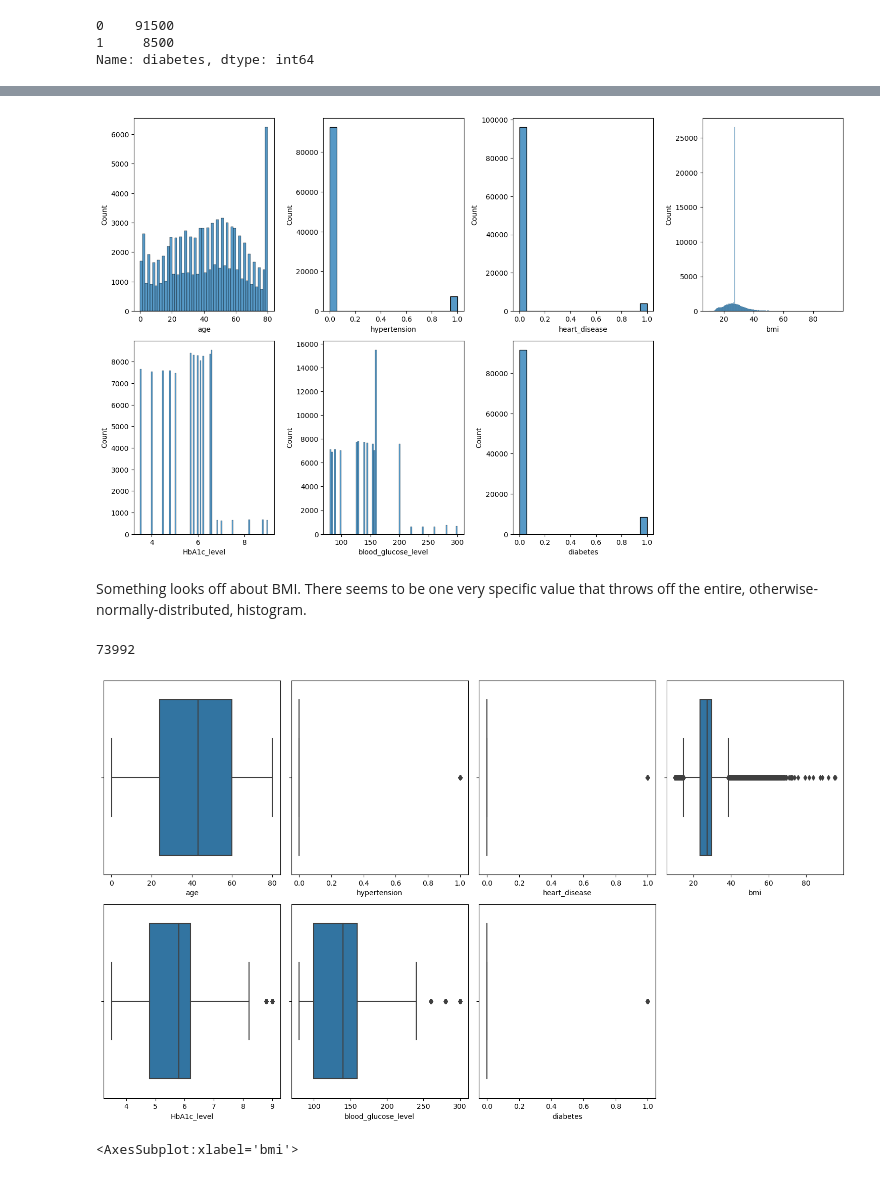
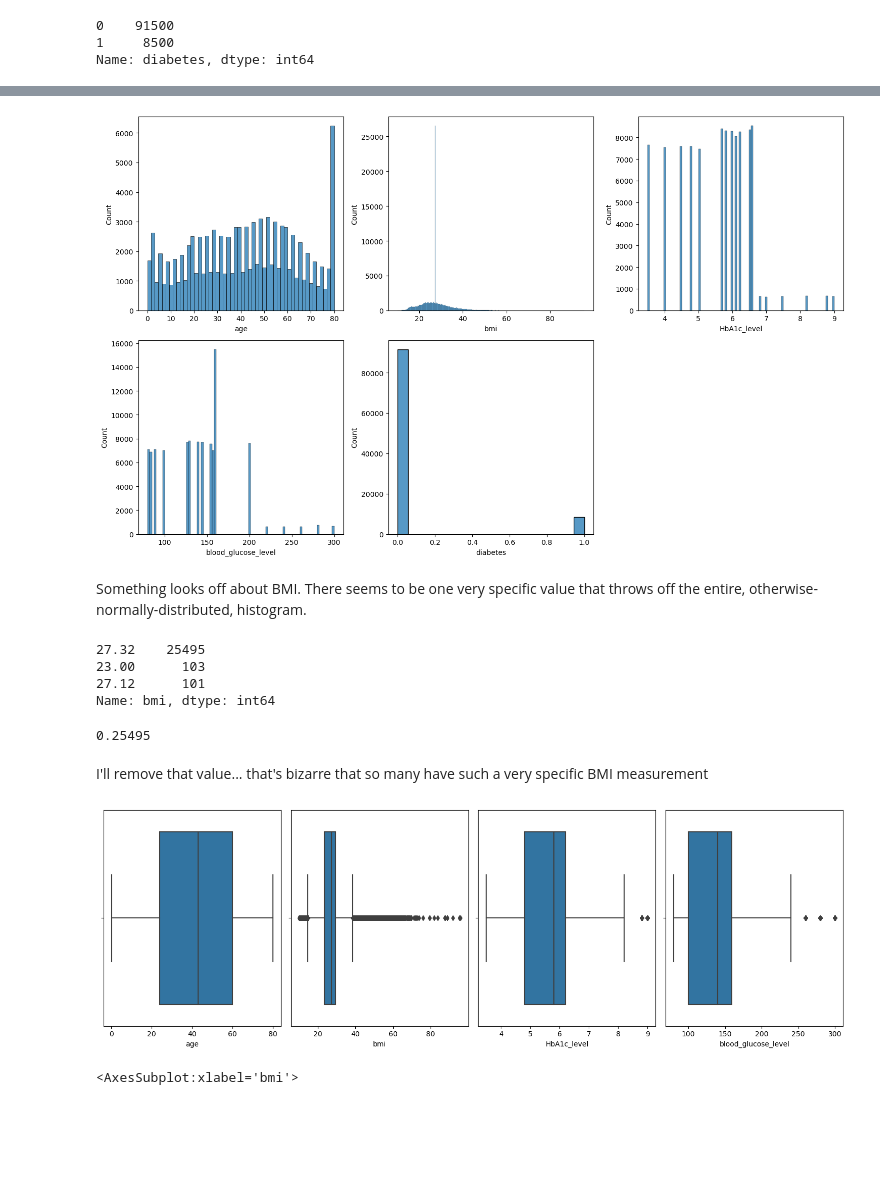
Before and after one commit to wilson-velasco/diabetes-project, a Jupyter notebook: non-final.ipynb, the cells around one changed output, grey strips where cells are left out. Drawn from its saved outputs; the diff is of its cells as text; code cells hidden in the pictures; blank space fills up the shorter version.

```diff
--- a/non-final.ipynb
+++ b/non-final.ipynb
@@ -26,0 +31,4 @@ diabetes
+# %%
+diabetes['heart_obj'] = np.where(diabetes.heart_disease == 0, 'No', 'Yes')
+# %%
+diabetes['gender_encoded'] = np.where(diabetes.gender == 'Female', 0, 1)
@@ -86,9 +110,9 @@ Name: smoking_history, dtype: int64
 
 ---------------------------
 # %%
-plt.figure(figsize=(15,4))
+plt.figure(figsize=(15,9))
 for i, col in enumerate(diabetes.select_dtypes(include='object')):
-    plt.subplot(1,2,(i+1))
+    plt.subplot(2,2,(i+1))
     sns.countplot(diabetes[col])
 plt.show()
 # %% [output]
@@ -96,27 +120,36 @@ plt.show()
 # %%
 plt.figure(figsize=(15,9))
-for i, col in enumerate(diabetes.select_dtypes(include='number')):
-    plt.subplot(2,4,(i+1))
+for i, col in enumerate(diabetes[['age', 'bmi', 'HbA1c_level', 'blood_glucose_level', 'diabetes']]):
+    plt.subplot(2,3,(i+1))
     sns.histplot(diabetes[col])
 plt.tight_layout()
 plt.show()
 # %% [output]
-[figure, old version]
+[figure, new version]
 # %% [markdown]
 Something looks off about BMI. There seems to be one very specific value that throws off the entire, otherwise-normally-distributed, histogram.
+# %%
+diabetes.bmi.value_counts().head(3)
+# %% [output]
+27.32    25495
+23.00      103
+27.12      101
+Name: bmi, dtype: int64
 # %%
-len(diabetes[diabetes.bmi != 27.32])
+len(diabetes[diabetes.bmi == 27.32]) / len(diabetes)
 # %% [output]
-73992
+0.25495
+# %% [markdown]
+I'll remove that value... that's bizarre that so many have such a very specific BMI measurement
 # %%
-plt.figure(figsize=(15,9))
-for i, col in enumerate(diabetes.select_dtypes(include='number')):
-    plt.subplot(2,4,(i+1))
+plt.figure(figsize=(15,5))
+for i, col in enumerate(diabetes[['age', 'bmi', 'HbA1c_level', 'blood_glucose_level']]):
+    plt.subplot(1,4,(i+1))
     sns.boxplot(diabetes[col])
 plt.tight_layout()
 plt.show()
 # %% [output]
-[figure, old version]
+[figure, new version]
 # %%
 sns.boxplot(diabetes[diabetes.bmi < diabetes.bmi.quantile(.995)].bmi)
 # %% [output]
```
Also changed, not shown: parts of 76 cells of this notebook, 3 other files.
